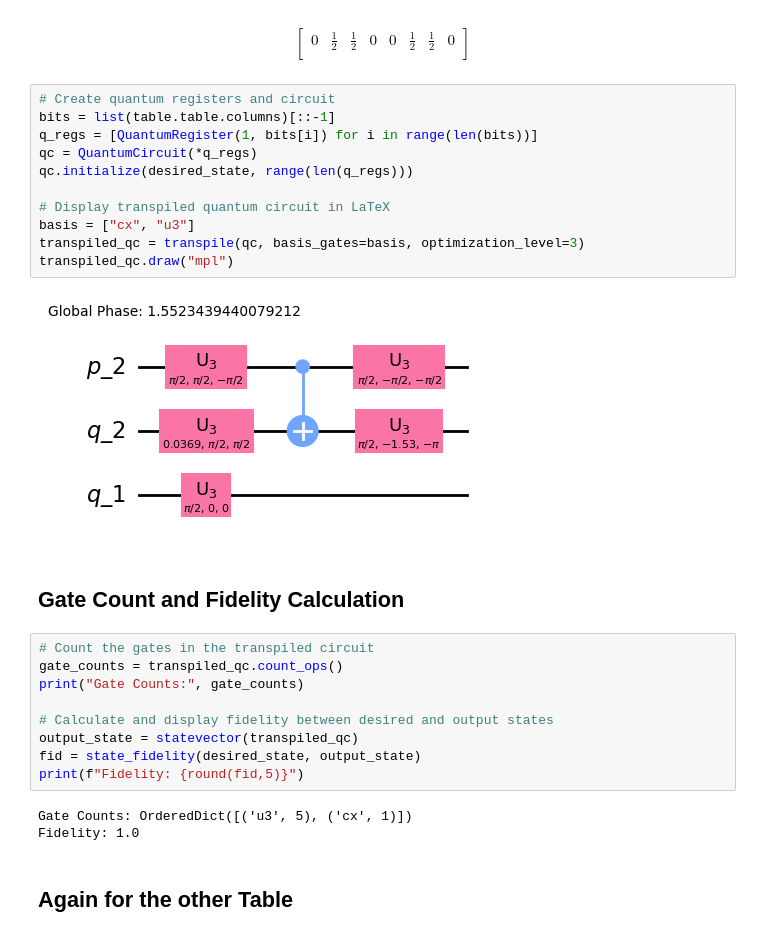
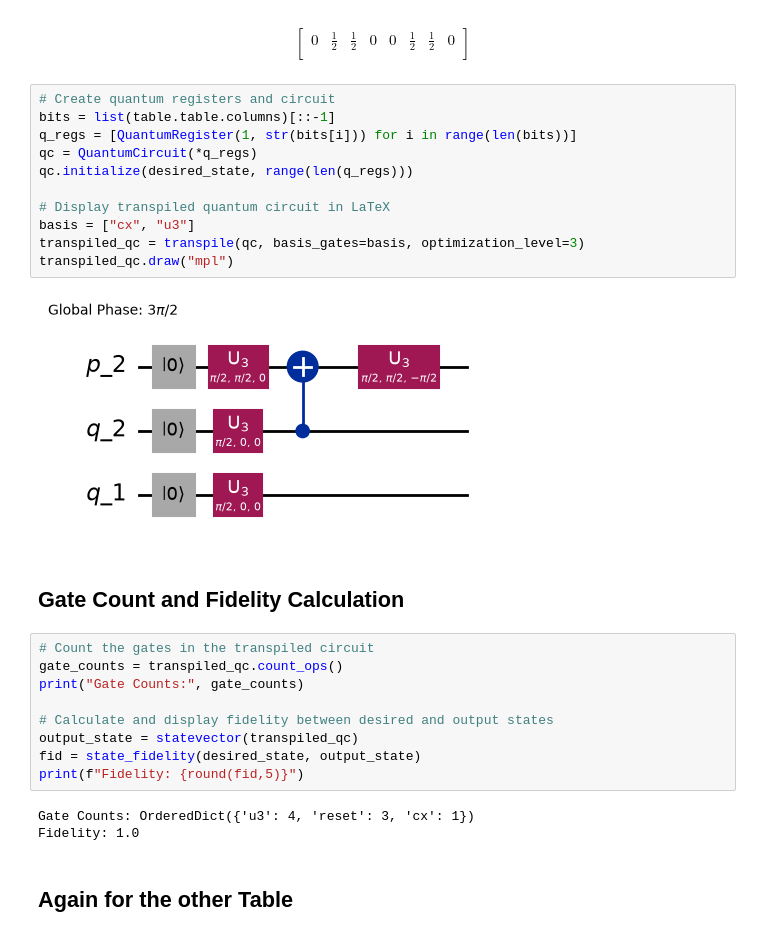
Before and after one commit to Mostafa-Atallah2020/func-qaoa-factorization, a Jupyter notebook: examples/state preparation circuits.ipynb, the cells around one changed output. Saved outputs shown, nothing was run; the diff lists cells and outputs as text.

```diff
--- a/examples/state preparation circuits.ipynb
+++ b/examples/state preparation circuits.ipynb
@@ -104,16 +104,16 @@ $$
 # %%
 # Create quantum registers and circuit
 bits = list(table.table.columns)[::-1]
-q_regs = [QuantumRegister(1, bits[i]) for i in range(len(bits))]
+q_regs = [QuantumRegister(1, str(bits[i])) for i in range(len(bits))]
 qc = QuantumCircuit(*q_regs)
 qc.initialize(desired_state, range(len(q_regs)))
 
 # Display transpiled quantum circuit in LaTeX
 basis = ["cx", "u3"]
 transpiled_qc = transpile(qc, basis_gates=basis, optimization_level=3)
 transpiled_qc.draw("mpl")
 # %% [output]
-[figure, old version]
+[figure, new version]
 # %% [markdown]
 ## Gate Count and Fidelity Calculation
 # %%
@@ -126,7 +126,7 @@ output_state = statevector(transpiled_qc)
 fid = state_fidelity(desired_state, output_state)
 print(f"Fidelity: {round(fid,5)}")
 # %% [output]
-Gate Counts: OrderedDict([('u3', 5), ('cx', 1)])
+Gate Counts: OrderedDict({'u3': 4, 'reset': 3, 'cx': 1})
 Fidelity: 1.0
 # %% [markdown]
 ## Again for the other Table
```
Also changed, not shown: parts of 2 cells of this notebook, 1 other file.
